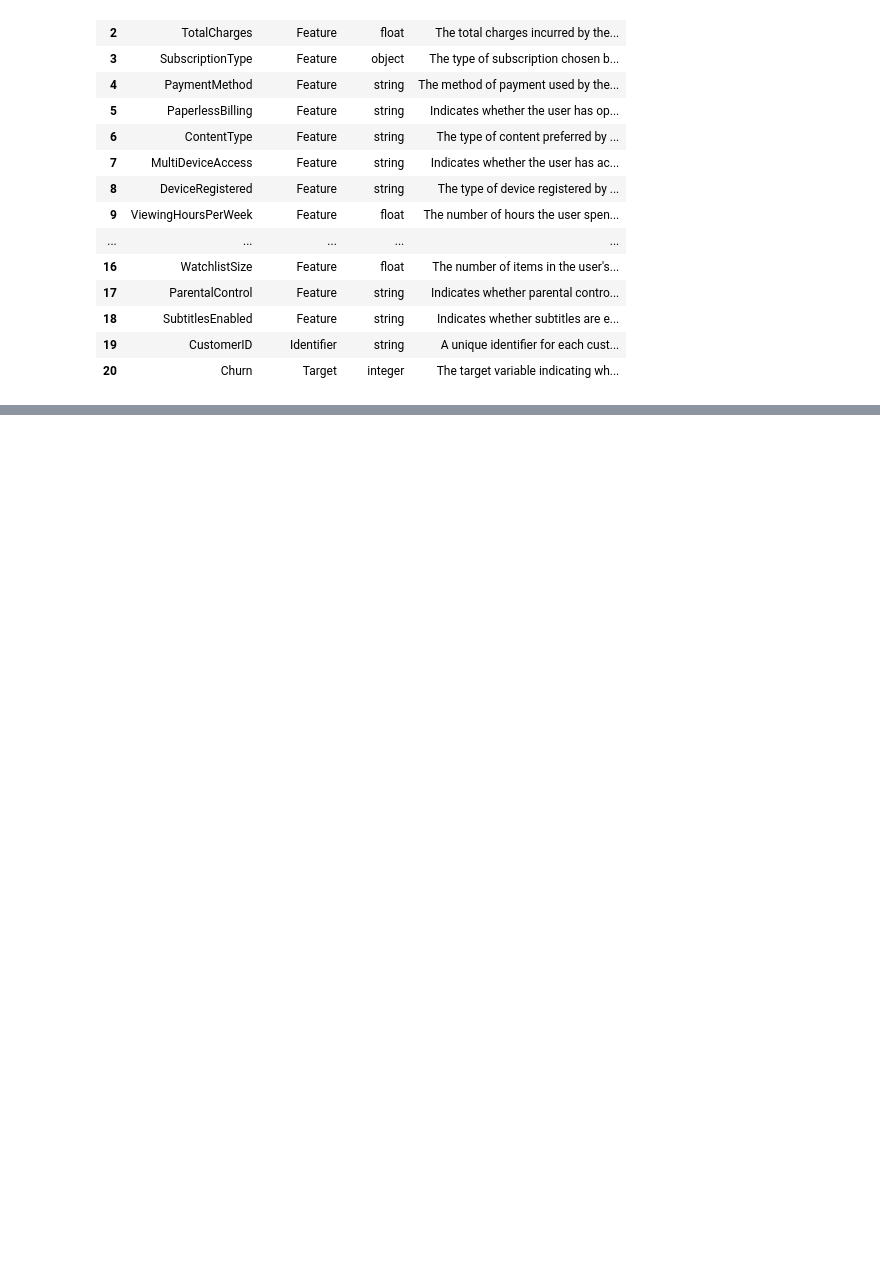
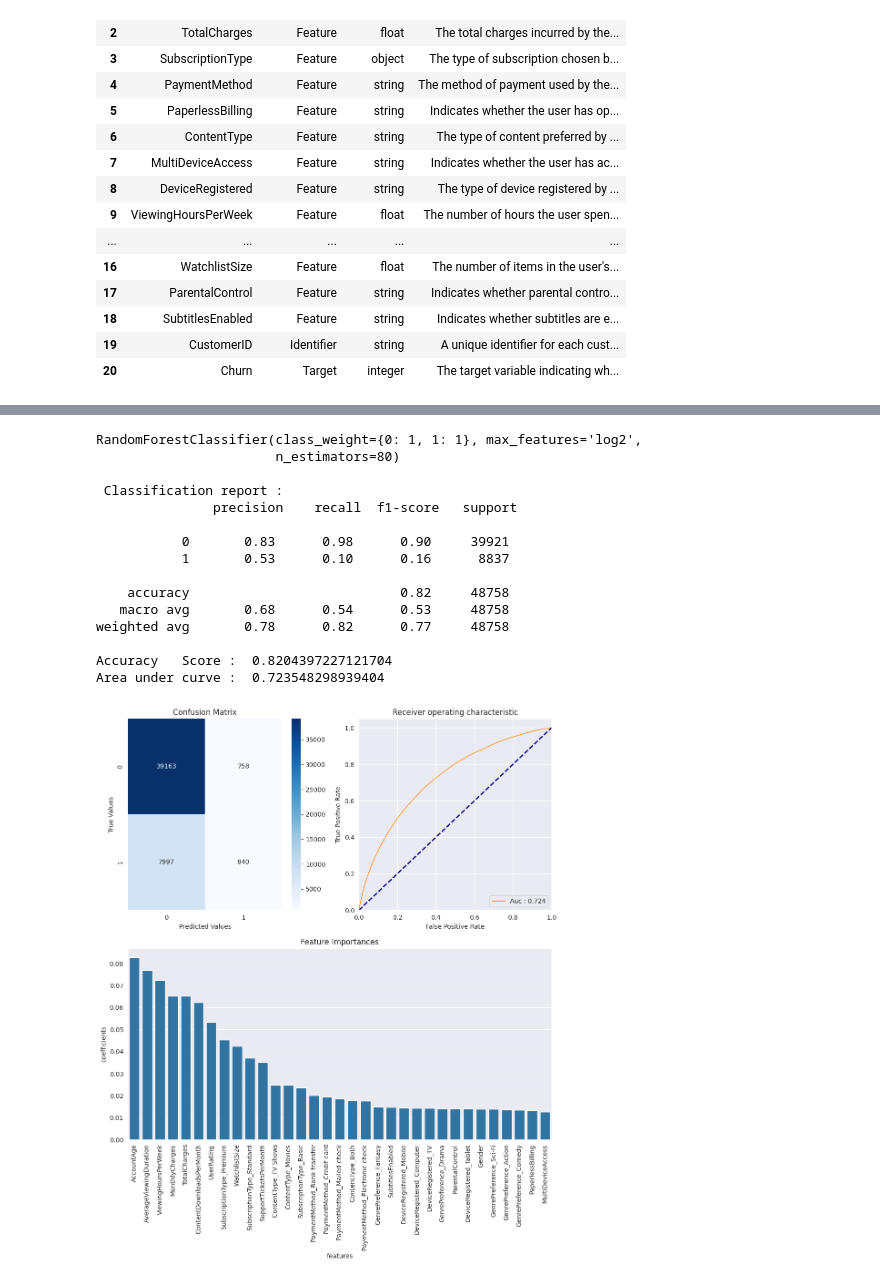
Before and after one commit to WelsneilT/Churn-Prediction, a Jupyter notebook: Churn_Prediction_1.ipynb, the cells around one changed output, grey strips where cells are left out. Drawn from its saved outputs; the diff is of its cells as text; code cells hidden in the pictures; blank space fills up the shorter version.

Commit message:
update ML churn

```diff
--- a/Churn_Prediction_1.ipynb
+++ b/Churn_Prediction_1.ipynb
@@ -158,0 +133,2 @@ Accuracy = 0.8241128526131418
+# %%
+train, test = train_test_split(df, test_size=0.2, random_state=111, stratify = df.Churn)
@@ -158,0 +470,42 @@ Accuracy = 0.8241128526131418
+# %%
+from sklearn.ensemble import RandomForestClassifier
+
+model = RandomForestClassifier(
+    bootstrap=True,
+    ccp_alpha=0.0,
+    class_weight={0: 1, 1: 1},
+    criterion='gini',
+    max_depth=None,
+    max_features='log2',
+    max_leaf_nodes=None,
+    max_samples=None,
+    min_impurity_decrease=0.0,
+    min_samples_leaf=1,
+    min_samples_split=2,
+    min_weight_fraction_leaf=0.0,
+    n_estimators=80,
+    n_jobs=None,
+    oob_score=False,
+    random_state=None,
+    verbose=0,
+    warm_start=False
+)
+# %%
+churn_prediction(model, train_x, train_y, test_x, test_y, x,"features")
+# %% [output]
+RandomForestClassifier(class_weight={0: 1, 1: 1}, max_features='log2',
+                       n_estimators=80)
+
+ Classification report :
+               precision    recall  f1-score   support
+
+           0       0.83      0.98      0.90     39921
+           1       0.53      0.10      0.16      8837
+
+    accuracy                           0.82     48758
+   macro avg       0.68      0.54      0.53     48758
+weighted avg       0.78      0.82      0.77     48758
+
+Accuracy   Score :  0.8204397227121704
+Area under curve :  0.723548298939404
+[figure, added]
```
Also changed, not shown: parts of 48 cells of this notebook, 1 other file.
